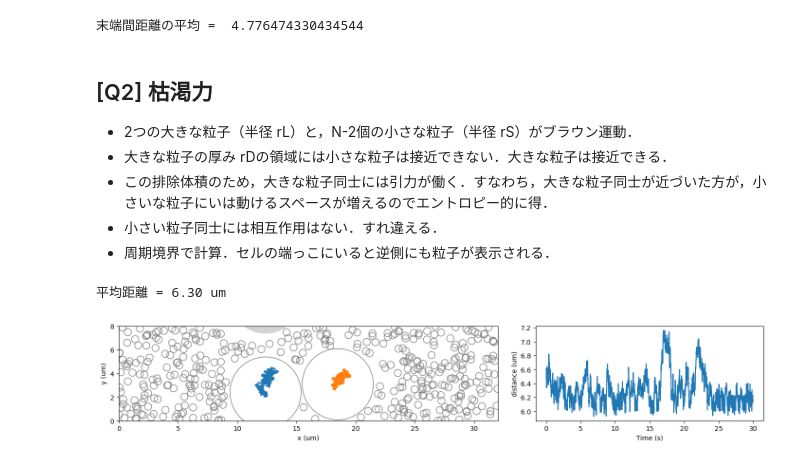
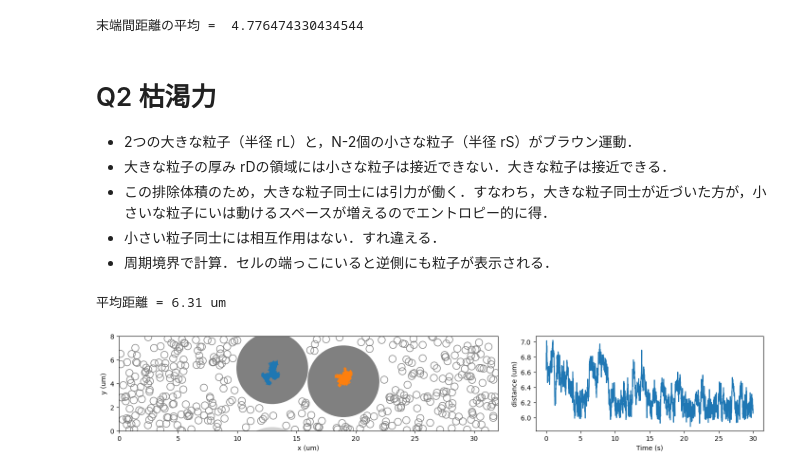
Before and after one commit to stoyabe/biophys, a Jupyter notebook: Q_structure.ipynb, the cells around one changed output. Cells and saved outputs as stored; diff of their text form; code cells hidden in the pictures.

```diff
--- a/Q_structure.ipynb
+++ b/Q_structure.ipynb
@@ -53,7 +51,7 @@ print('末端間距離の平均 = ', np.mean(L))
 [figure]
 末端間距離の平均 =  4.776474330434544
 # %% [markdown]
-## [Q2] 枯渇力
+# Q2 枯渇力
 
 - 2つの大きな粒子（半径 rL）と，N-2個の小さな粒子（半径 rS）がブラウン運動．
 - 大きな粒子の厚み rDの領域には小さな粒子は接近できない．大きな粒子は接近できる．
@@ -78,7 +76,7 @@ dt = 1E-2 # (s) 計算の時間刻み
 
 
 # メインの関数．ランジュバン方程式をオイラー法で数値積分．
-def langevin(dt, T, gamma):  # 時間刻み dt で T だけ計算
+def langevin(dt, T):  # 時間刻み dt で T だけ計算
 
     r = np.full(N, rS) # 半径
     r[0], r[1] = rL, rL
@@ -138,39 +136,39 @@ def langevin(dt, T, gamma):  # 時間刻み dt で T だけ計算
 
     return x, y, r, sx, sy
 
-x, y, r, sx, sy = langevin(dt, T, gamma) # 計算
+x, y, r, sx, sy = langevin(dt, T) # 計算
 
 # 左の図
 fig = plt.figure(figsize=(16,2), dpi=100.0)
 
 ax1 = fig.add_axes([0, 0,0.5 , 1], xlabel = 'x (um)', ylabel = 'y (um)')
 
 ax1.set_xlim(0, Lx*1E6)
 ax1.set_ylim(0, Ly*1E6)
 
 # 円のプロット．軸と大きさを合わせるため，Circleを用いている．また，はみだした分も表示するため，大きな粒子については ずらした場所にもプロットする．
 lx = [Lx, -Lx, 0, 0, Lx, Lx, -Lx, -Lx]
 ly = [0, 0, Ly, -Ly, Ly, -Ly, -Ly, Ly]
 
 for i in range(N):
-    ax1.add_artist(plt.Circle((x[i]*1E6, y[i]*1E6), r[i]*1E6, color = 'gray', fill = (i < 0)))
+    ax1.add_artist(plt.Circle((x[i]*1E6, y[i]*1E6), r[i]*1E6, color = 'gray', fill = (i < 2)))
     if i<2:
         for llx, lly in zip(lx, ly):
             ax1.add_artist(plt.Circle(((x[i]+llx)*1E6, (y[i]+lly)*1E6), r[i]*1E6, color = 'lightgray', fill = (i < 2)))
         ax1.plot(sx[:, i]*1E6, sy[:, i]*1E6, '.', markersize = 1)
 
 # 大きい粒子間の距離の時系列
 ax2 = fig.add_axes([0.55, 0, 0.3, 1], xlabel = 'Time (s)', ylabel = 'distance (um)')
 
 dx = (sx[:,0]-sx[:,1]+Lx/2)%Lx-Lx/2
 dy = (sy[:,0]-sy[:,1]+Ly/2)%Ly-Ly/2
 d = np.sqrt(dx*dx+dy*dy)
 t = np.linspace(0, T, len(d))
 
 print("平均距離 = {:.2f} um".format(np.mean(d*1E6)))
 
 ax2.plot(t, d*1E6)
 plt.show()
 # %% [output]
-平均距離 = 6.30 um
+平均距離 = 6.31 um
-[figure, old version]
+[figure, new version]
```
Also changed, not shown: parts of 2 cells of this notebook, 5 other files.
